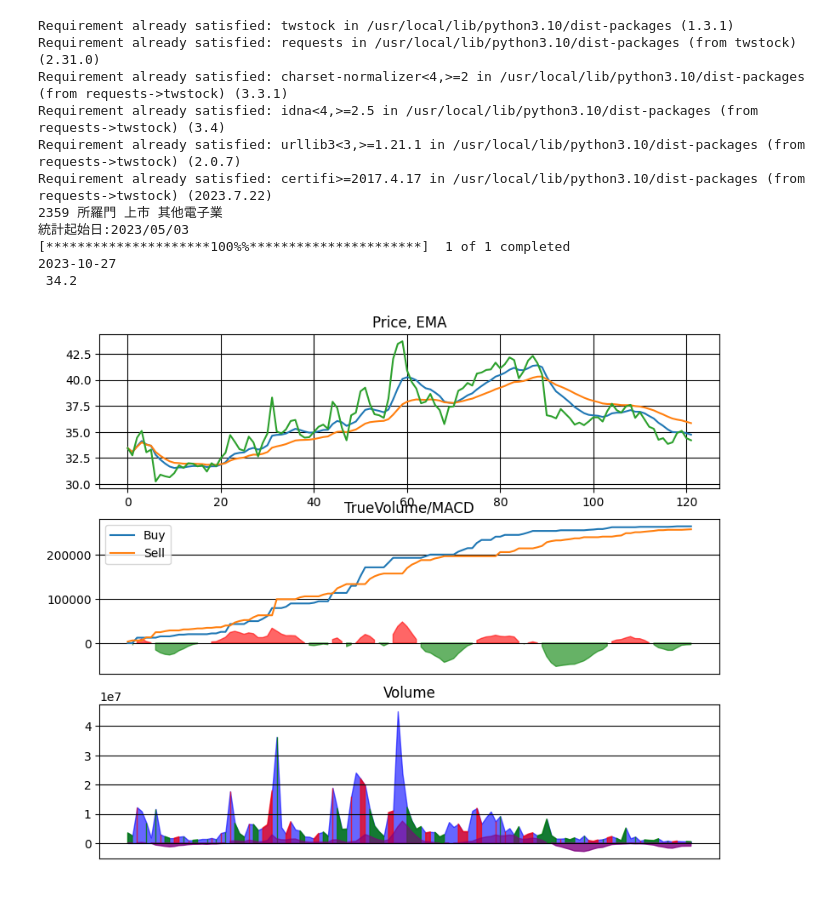
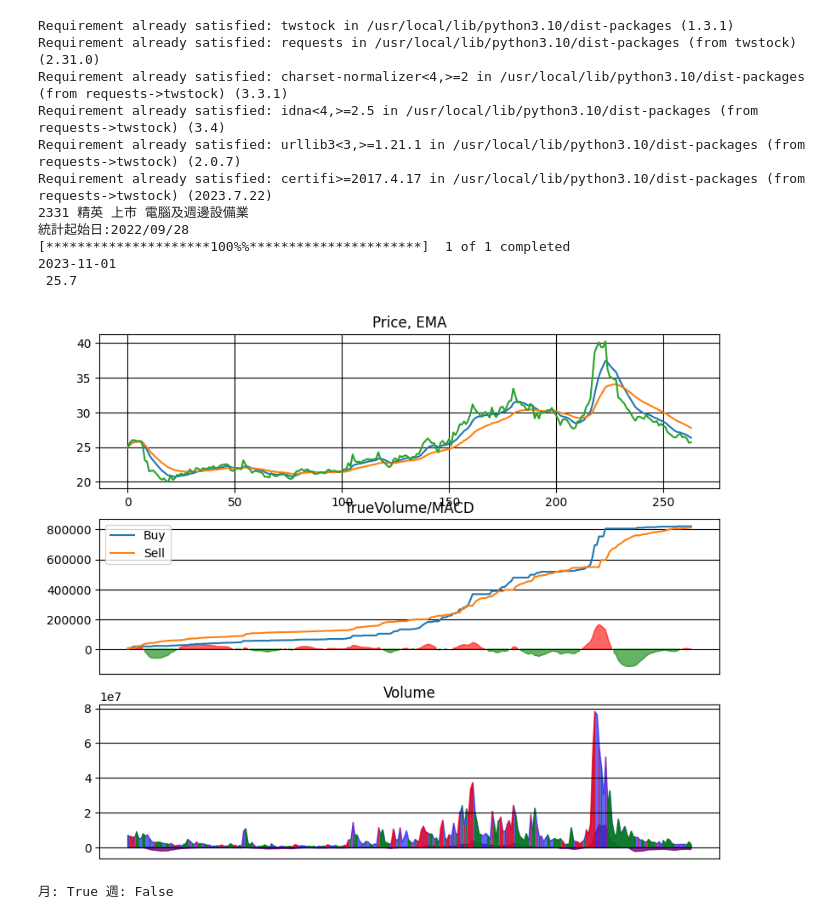
Before and after one commit to tzoung-yu/TrueVolume, a Jupyter notebook: TrueVolume上市上櫃.ipynb, the cells around one changed output. Cells and saved outputs as stored; diff of their text form; code cells hidden in the pictures.

```diff
--- a/TrueVolume上市上櫃.ipynb
+++ b/TrueVolume上市上櫃.ipynb
@@ -16,7 +16,7 @@ import yfinance as yf
 yfonly=0
 
 #股票代號
-stoid='所羅門'
+stoid='精英'
 
 def TrueVol(pd):
   df=pd
@@ -132,15 +132,38 @@ def TrueVol(pd):
   plt.subplot(313)
   plt.title('Volume')
   #plt.plot(voo)
+  plt.fill_between(x, sco, where=(sco<0), color='purple', alpha=0.8)
+  plt.fill_between(x, sco, where=(sco>0), color='purple', alpha=0.6)
   plt.fill_between(x, voo, where=(voo>0), color='blue', alpha=0.6)
   plt.fill_between(x, voo, where=(xvo<0), color='green', alpha=0.8)
   plt.fill_between(x, voo, where=(xvo>0), color='red', alpha=0.7)
-  plt.fill_between(x, sco, where=(sco<0), color='purple', alpha=0.8)
-  plt.fill_between(x, sco, where=(sco>0), color='purple', alpha=0.6)
   plt.gca().xaxis.set_ticks([])
   plt.grid(color='black')
 
   plt.show()
+
+  df1 = df.set_index('Date')
+  # 計算月線EMA
+  mEma12 = df1['Close'].resample('M').mean().ewm(span=12).mean()
+  mEma26 = df1['Close'].resample('M').mean().ewm(span=26).mean()
+  mMacd = mEma12 - mEma26
+  mSignal = mMacd.ewm(span=9).mean()
+  mHisto = mMacd-mSignal
+  # 計算週線EMA
+  wEma12 = df1['Close'].resample('W').mean().ewm(span=12).mean()
+  wEma26 = df1['Close'].resample('W').mean().ewm(span=26).mean()
+  wMacd = wEma12 - wEma26
+  wSignal = wMacd.ewm(span=9).mean()
+  wHisto = wMacd-wSignal
+
+  MUP=False
+  if mHisto.iloc[-1]>0:
+    MUP = True
+  WUP=False
+  if wHisto.iloc[-1]>0:
+    WUP = True
+
+  print('月:',MUP,'週:',WUP)
 
   '''df = df.set_index("Date")
   apds = [
@@ -166,7 +189,7 @@ def keep_first_line(text):
         return ""
 
 thisday = datetime.today()
-day_start = thisday - timedelta(days=180)
+day_start = thisday - timedelta(days=400)
 #day_start = thisday.replace(month=1, day=1)
 
 if yfonly==0:
@@ -190,35 +213,36 @@ if(yfonly==0 and nn.market[0]=='上櫃'):
   data1 = pd.DataFrame(columns = sto_attr, data = sto_price)
   data1 = data1.drop(['Turnover', 'Change', 'Transaction'], axis=1)
 
 if(yfonly==0 and nn.market[0]=='上市'):
   print("統計起始日:"+day_start.strftime("%Y/%m/%d"))
   data1 = yf.download(stoid+'.TW',start=day_start, end=thisday)
   data1 = data1.reset_index(drop=False)
 
 if yfonly==1:
   print(stoid)
   data1 = yf.download(stoid+'.TW',start=day_start, end=thisday)
   data1 = data1.reset_index(drop=False)
 
 df=data1.tail(1)
 tt1=str(df["Date"])
 tt1= keep_first_line(tt1)
 print(tt1[-10:])
 tt1=str(round(df["Close"],2))
 tt1= keep_first_line(tt1)
 print(tt1[6:])
 
 TrueVol(data1)
 # %% [output]
 Requirement already satisfied: twstock in /usr/local/lib/python3.10/dist-packages (1.3.1)
 Requirement already satisfied: requests in /usr/local/lib/python3.10/dist-packages (from twstock) (2.31.0)
 Requirement already satisfied: charset-normalizer<4,>=2 in /usr/local/lib/python3.10/dist-packages (from requests->twstock) (3.3.1)
 Requirement already satisfied: idna<4,>=2.5 in /usr/local/lib/python3.10/dist-packages (from requests->twstock) (3.4)
 Requirement already satisfied: urllib3<3,>=1.21.1 in /usr/local/lib/python3.10/dist-packages (from requests->twstock) (2.0.7)
 Requirement already satisfied: certifi>=2017.4.17 in /usr/local/lib/python3.10/dist-packages (from requests->twstock) (2023.7.22)
-2359 所羅門 上市 其他電子業
-統計起始日:2023/05/03
+2331 精英 上市 電腦及週邊設備業
+統計起始日:2022/09/28
 [*********************100%%**********************]  1 of 1 completed
-2023-10-27
- 34.2
+2023-11-01
+ 25.7
-[figure, old version]
+[figure, new version]
+月: True 週: False
```
